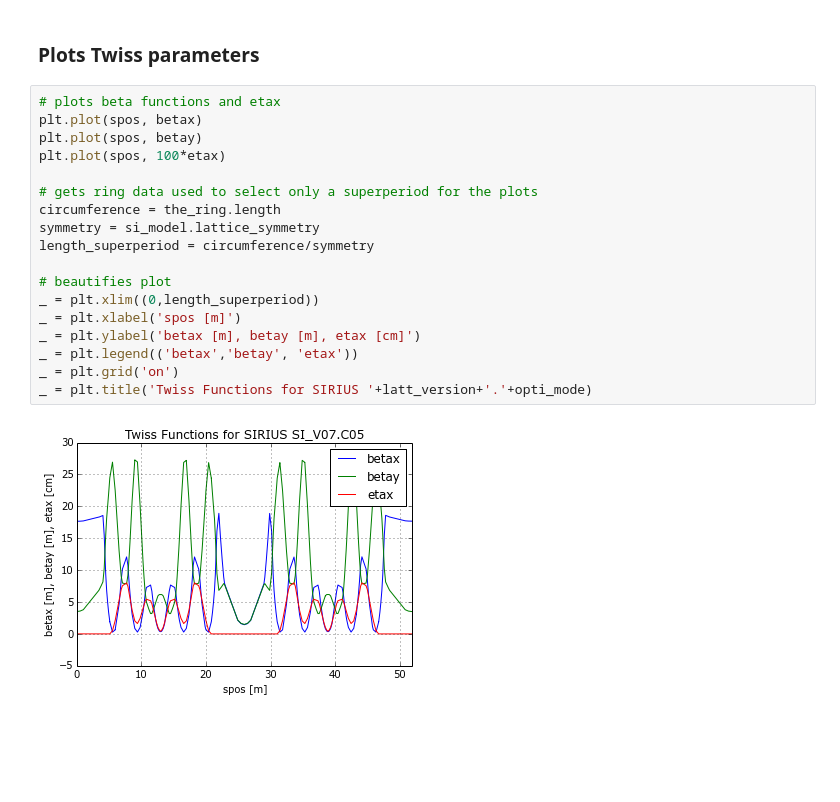
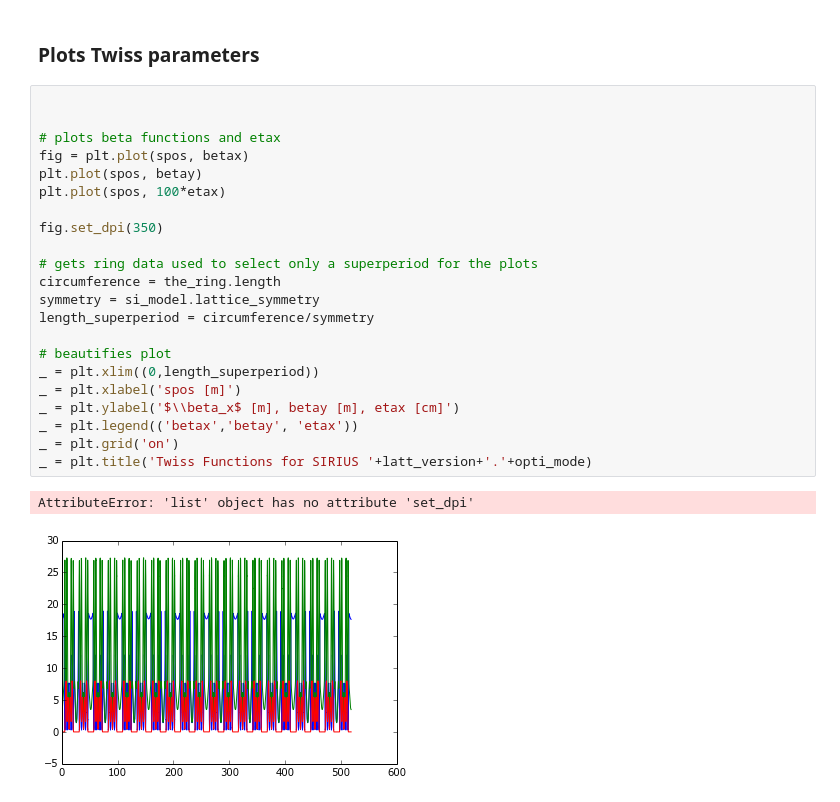
Before and after one commit to lnls-fac/pyaccel, a Jupyter notebook: examples/plot_twiss.ipynb, the cells around one changed output. Cells and saved outputs as stored; diff of their text form; blank space fills up the shorter version.

```diff
--- a/examples/plot_twiss.ipynb
+++ b/examples/plot_twiss.ipynb
@@ -53,22 +53,27 @@ etayl       : +0.000e+00
 # %% [markdown]
 ### Plots Twiss parameters
 # %%
+
+
 # plots beta functions and etax
-plt.plot(spos, betax)
+fig = plt.plot(spos, betax)
 plt.plot(spos, betay)
 plt.plot(spos, 100*etax)
+
+fig.set_dpi(350)
 
 # gets ring data used to select only a superperiod for the plots
 circumference = the_ring.length
 symmetry = si_model.lattice_symmetry
 length_superperiod = circumference/symmetry
 
 # beautifies plot
 _ = plt.xlim((0,length_superperiod))
 _ = plt.xlabel('spos [m]')
-_ = plt.ylabel('betax [m], betay [m], etax [cm]')
+_ = plt.ylabel('$\\beta_x$ [m], betay [m], etax [cm]')
 _ = plt.legend(('betax','betay', 'etax'))
 _ = plt.grid('on')
 _ = plt.title('Twiss Functions for SIRIUS '+latt_version+'.'+opti_mode)
 # %% [output]
+AttributeError: 'list' object has no attribute 'set_dpi'
-[figure, old version]
+[figure, new version]
```
Also changed, not shown: parts of 2 cells of this notebook, 3 other files.
